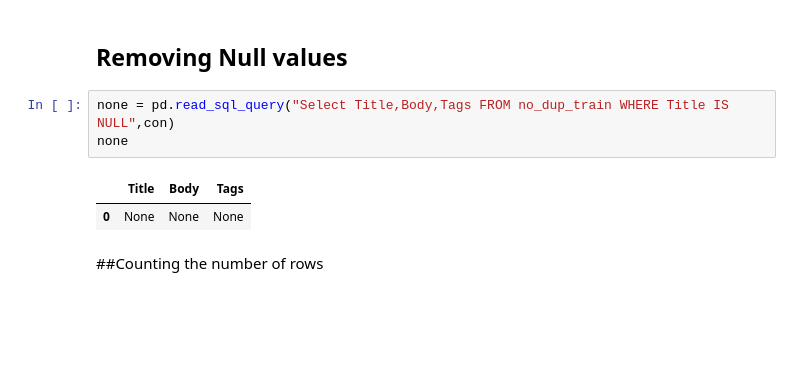
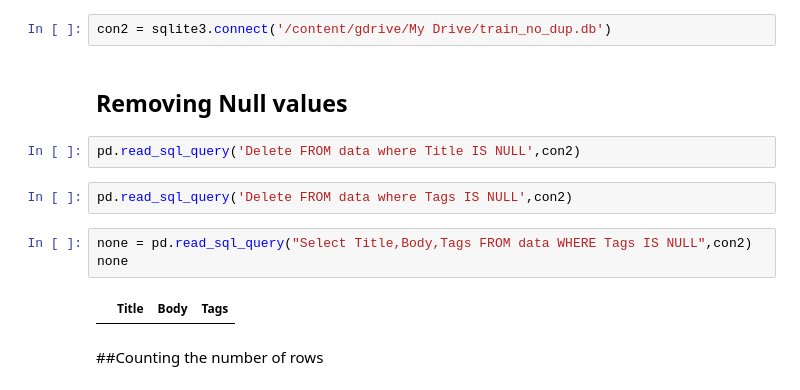
Before and after one commit to RakshitaTantry28/Stackoverflow-Tag-Predictor, a Jupyter notebook: SO_TagPredictor.ipynb, the cells around one changed output. Drawn from its saved outputs; the diff is of its cells as text; blank space fills up the shorter version.

```diff
--- a/SO_TagPredictor.ipynb
+++ b/SO_TagPredictor.ipynb
@@ -62,14 +62,19 @@ pd.read_sql_query('SELECT Title, Body, Tags FROM data', con)
 | 406399 | Prime Appearances in Fibonacci Nu... | <p>Okay, THIS one is considerably... | number-theory prime-numbers fibon... |
 | 406400 | Paypal - redirect after payment t... | <p>I would like to automatically ... | ruby-on-rails paypal paypal-sandbox |
 406401 rows × 3 columns
+# %%
+con2 = sqlite3.connect('/content/gdrive/My Drive/train_no_dup.db')
 # %% [markdown]
 ## Removing Null values
+# %%
+pd.read_sql_query('Delete FROM data where Title IS NULL',con2)
+# %%
+pd.read_sql_query('Delete FROM data where Tags IS NULL',con2)
 # %%
-none = pd.read_sql_query("Select Title,Body,Tags FROM no_dup_train WHERE Title IS NULL",con)
+none = pd.read_sql_query("Select Title,Body,Tags FROM data WHERE Tags IS NULL",con2)
 none
 # %% [output]
 |  | Title | Body | Tags |
-| 0 | None | None | None |
 # %% [markdown]
 ##Counting the number of rows
 # %%
```
Also changed, not shown: parts of 16 cells of this notebook.
